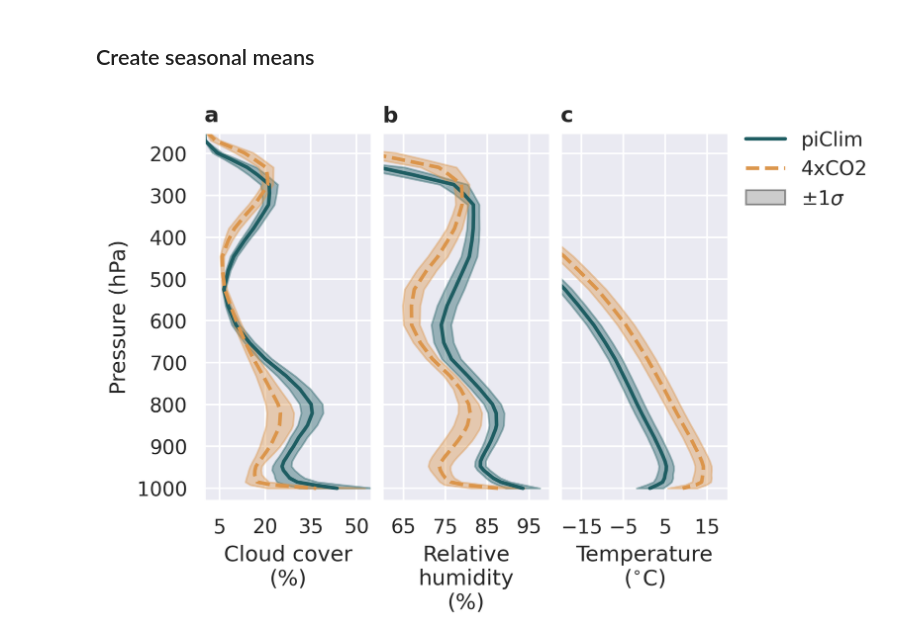
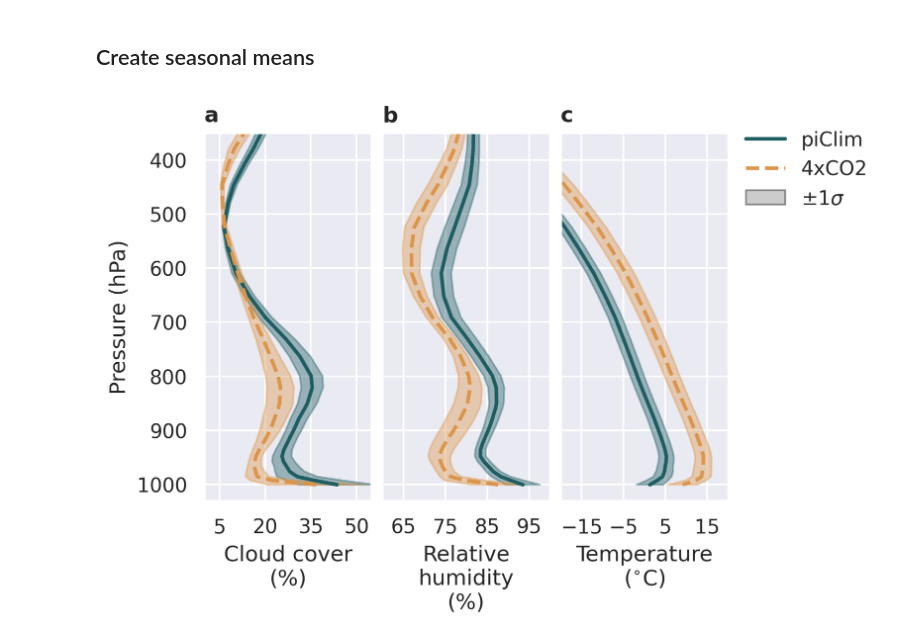
Before and after one commit to astridbg/arctic-cloud-feedbacks, a Jupyter notebook: Fig2.ipynb, the cells around one changed output. Saved outputs shown, nothing was run; the diff lists cells and outputs as text; code cells hidden in the pictures.

```diff
--- a/Fig2.ipynb
+++ b/Fig2.ipynb
@@ -82,32 +82,32 @@ for label, var, xlim, name, unit in zip(labels[0],vars, xlims, names, units):
         axs[label].fill_betweenx(ds.plev,(Arctic_masked_4xCO2_mean-Arctic_masked_4xCO2_std), (Arctic_masked_4xCO2_mean+Arctic_masked_4xCO2_std), color=colors[1], alpha=0.4)
 
         axs[label].set_xticks([65, 75, 85, 95])
 
     elif var=='T':
         axs[label].plot((Arctic_masked_piClim_mean)-273.15, ds.plev, color=colors[0], linestyle = linestyles[0], lw=2,label='piClim land')
         axs[label].plot((Arctic_masked_4xCO2_mean)-273.15, ds.plev, color=colors[1], linestyle = linestyles[1],lw=2, label='4xCO2 land')
         axs[label].fill_betweenx(ds.plev,(Arctic_masked_piClim_mean-Arctic_masked_piClim_std)-273.15, (Arctic_masked_piClim_mean+Arctic_masked_piClim_std)-273.15, color=colors[0], alpha=0.4)
         axs[label].fill_betweenx(ds.plev,(Arctic_masked_4xCO2_mean-Arctic_masked_4xCO2_std)-273.15, (Arctic_masked_4xCO2_mean+Arctic_masked_4xCO2_std)-273.15,color=colors[1], alpha=0.4)
 
         axs[label].set_xticks([-15, -5, 5, 15])
 
-    axs[label].set_ylim([1030,150])
+    axs[label].set_ylim([1030,350])
     axs[label].set_xlabel(name +'\n('+unit+')',fontsize=12)
     #axs[label].set_title(name,fontsize=12)
     axs[label].set_xlim(xlim)
 
 legend_elements = [Line2D([0], [0], color=colors[0], lw=2, linestyle=linestyles[0], label='piClim'),
                    Line2D([0], [0], color=colors[1], lw=2, linestyle=linestyles[1], label='4xCO2'),
                    Patch(facecolor='gray', edgecolor='black',alpha=0.4,label='$\pm$1$\sigma$')]
 
 axs['a'].set_ylabel('Pressure (hPa)')
 axs['c'].legend(handles=legend_elements, loc='center left', bbox_to_anchor=(1, 0.9),frameon=False)
 
 # Label subplots
 for label, ax in axs.items():
     ax.set_title(label, loc='left', fontsize=12,fontweight='bold')
 
 fig.savefig('/nird/datapeak/NS9600K/astridbg/arctic-cld-feedbacks/arctic-cloud-feedbacks/article_figs/png/Fig2.png')
 fig.savefig('/nird/datapeak/NS9600K/astridbg/arctic-cld-feedbacks/arctic-cloud-feedbacks/article_figs/pdf/Fig2.pdf')
 # %% [output]
-[figure, old version]
+[figure, new version]
```
Also changed, not shown: 3 other files.
